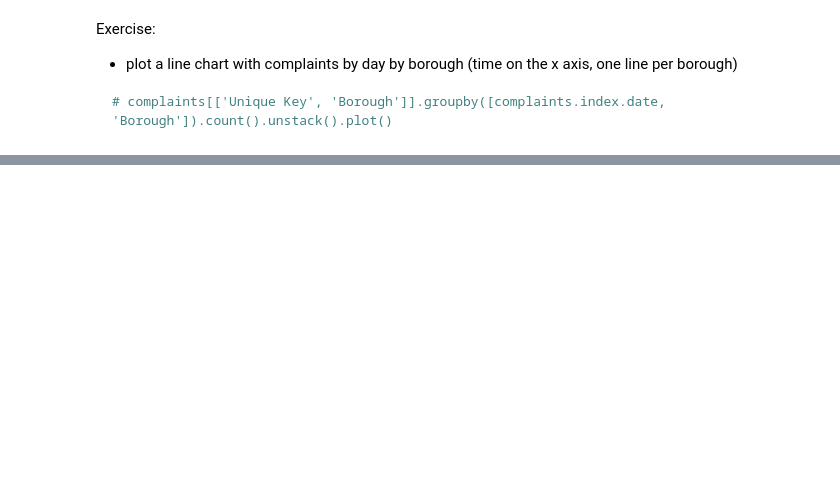
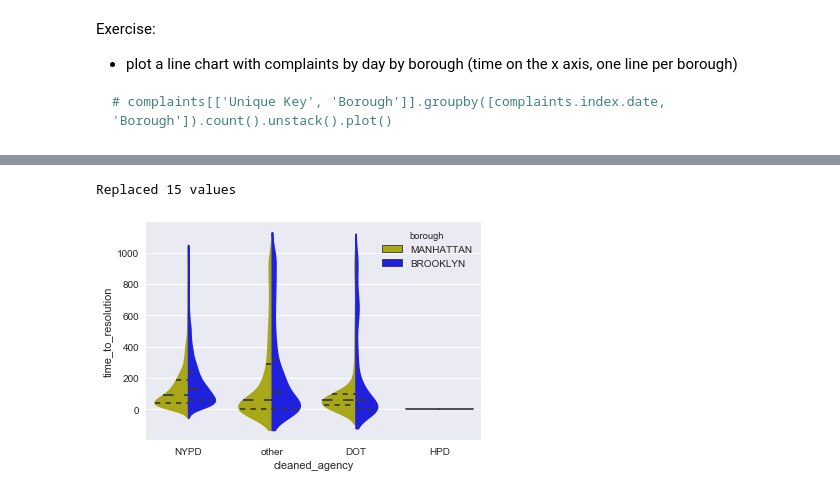
Before and after one commit to mikekaminsky/python-for-data-analysis, a Jupyter notebook: Class 3.ipynb, the cells around one changed output, grey strips where cells are left out. Drawn from its saved outputs; the diff is of its cells as text; code cells hidden in the pictures; blank space fills up the shorter version.

```diff
--- a/Class 3.ipynb
+++ b/Class 3.ipynb
@@ -162,15 +260,18 @@ import seaborn as sns
 # %%
 # Do this part interactively
-#bk_manh = cleaned.loc[cleaned['borough'].isin(['BROOKLYN', 'MANHATTAN'])]
-#x = top_n('agency', 3, bk_manh).copy()
-#bk_manh.loc[:,'cleaned_agency'] = x
-#bk_manh = bk_manh.loc[bk_manh['time_to_resolution'] >= 0]
-#bk_manh = bk_manh.loc[bk_manh['time_to_resolution'] <= 1000]
+bk_manh = cleaned.loc[cleaned['borough'].isin(['BROOKLYN', 'MANHATTAN'])]
+x = top_n('agency', 3, bk_manh).copy()
+bk_manh.loc[:,'cleaned_agency'] = x
+bk_manh = bk_manh.loc[bk_manh['time_to_resolution'] >= 0]
+bk_manh = bk_manh.loc[bk_manh['time_to_resolution'] <= 1000]
 
 # Draw a nested violinplot and split the violins for easier comparison
 sns.violinplot(x="cleaned_agency", y="time_to_resolution", hue="borough", data=bk_manh, split=True,
                inner="quart", palette={"BROOKLYN": "b", "MANHATTAN": "y"})
 sns.despine(left=True)
+# %% [output]
+Replaced 15 values
+[figure, added]
 # %%
 sns.set(style="whitegrid", color_codes=True)
 sns.violinplot(x="cleaned_agency", y="time_to_resolution", hue="borough", data=bk_manh, split=True,
```
Also changed, not shown: parts of 18 cells of this notebook.
